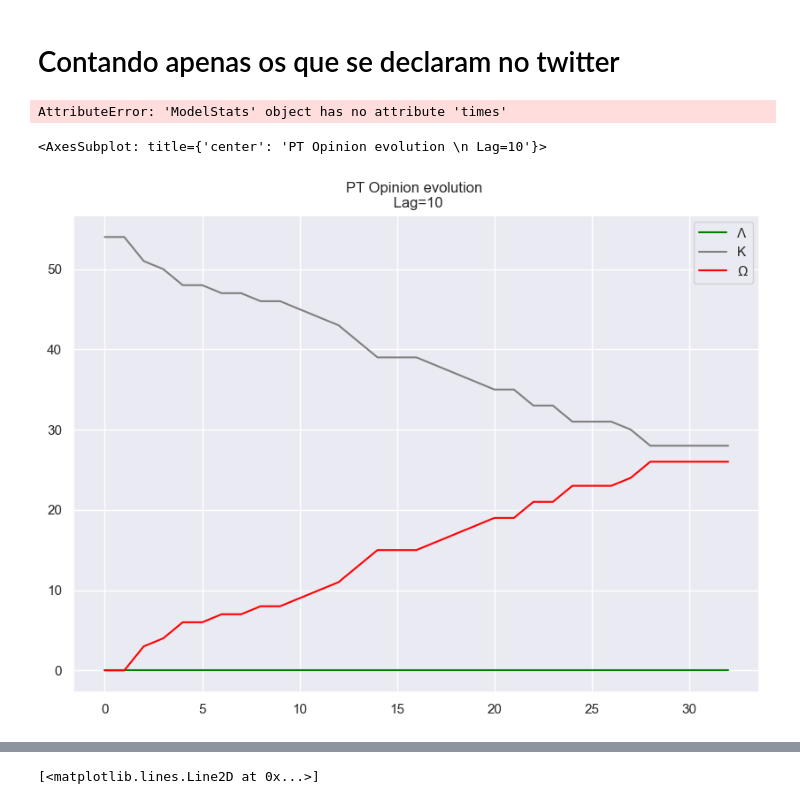
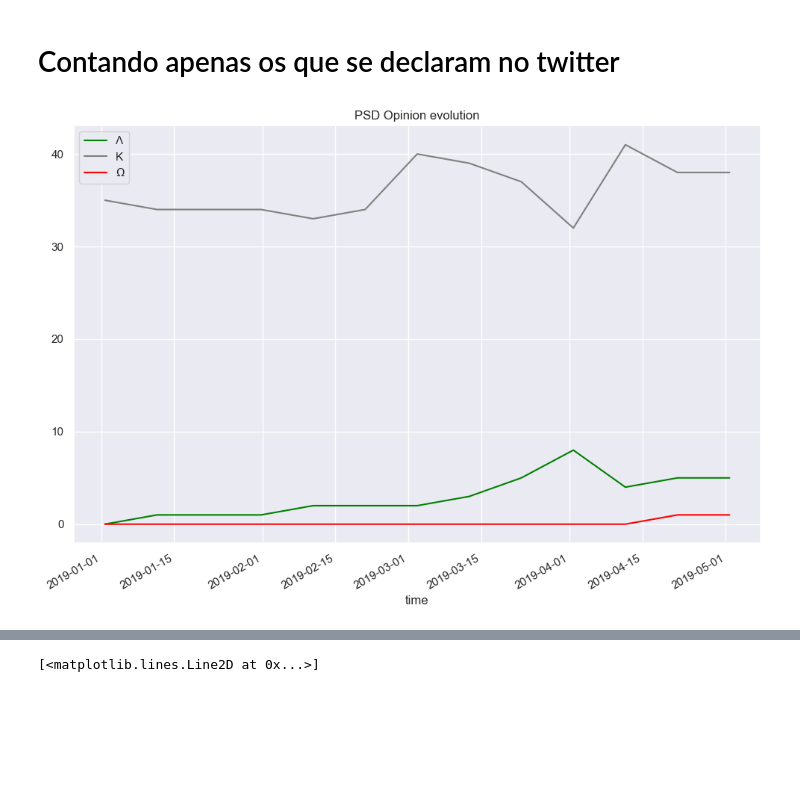
Before and after one commit to htrpch/politcalShit, a Jupyter notebook: notebooks/ShowModel.ipynb, the cells around one changed output, grey strips where cells are left out. Saved outputs shown, nothing was run; the diff lists cells and outputs as text; code cells hidden in the pictures; blank space fills up the shorter version.

Commit message:
fixing plots

```diff
--- a/notebooks/ShowModel.ipynb
+++ b/notebooks/ShowModel.ipynb
@@ -20,16 +20,14 @@ The autoreload extension is already loaded. To reload it, use:
 from src.models import SimulateStatement, Model
 from src.modelstats import ModelStats
 # %%
-# sys.path.append("../data/")
-
 data_path = "data/DATA_FINAL.csv"
 data_deputados_path = "data/DEPUTADOS_FINAL.csv"
 
 lambd = 0.01
-delta = 0.999
+delta = 0.9
 lag = 10
 
-date_of_reckoning = datetime(2019,7,12)
+date_of_reckoning = datetime(2019,9,12)
 cut_data_at_time = datetime(2019,5,12)
 
 Experimento = ModelStats(data_path, data_deputados_path, simulate_time = cut_data_at_time)
@@ -79,5 +47,3 @@ plt.legend()
 # Contando apenas os que se declaram no twitter
 # %%
 parties_evolution = Experimento.visualize_parties_evolution()
-# %% [output]
-AttributeError: 'ModelStats' object has no attribute 'times'
@@ -86,8 +50,4 @@ serie_A, serie_K, serie_O = Experimento.serie_temporal_partido('PT')
-# %%
-serie_A, serie_K, serie_O = Experimento.serie_temporal_partido('PT')
-df_pt = pd.concat([pd.DataFrame(x) for x in [serie_A, serie_K, serie_O]],axis=1)
-df_pt.columns = ['Λ','K','Ω']
-df_pt.plot(figsize=(10,7),color=['green', 'gray', 'red'],title='PT Opinion evolution \n Lag=%s'%lag)
-# %% [output]
-<AxesSubplot: title={'center': 'PT Opinion evolution \n Lag=10'}>
-[figure, removed]
+# %%
+plot_party_evolution(Experimento=Experimento, party='PSD', save = True)
+# %% [output]
+[figure, added]
```
Also changed, not shown: parts of 6 cells of this notebook, 2 other files.
